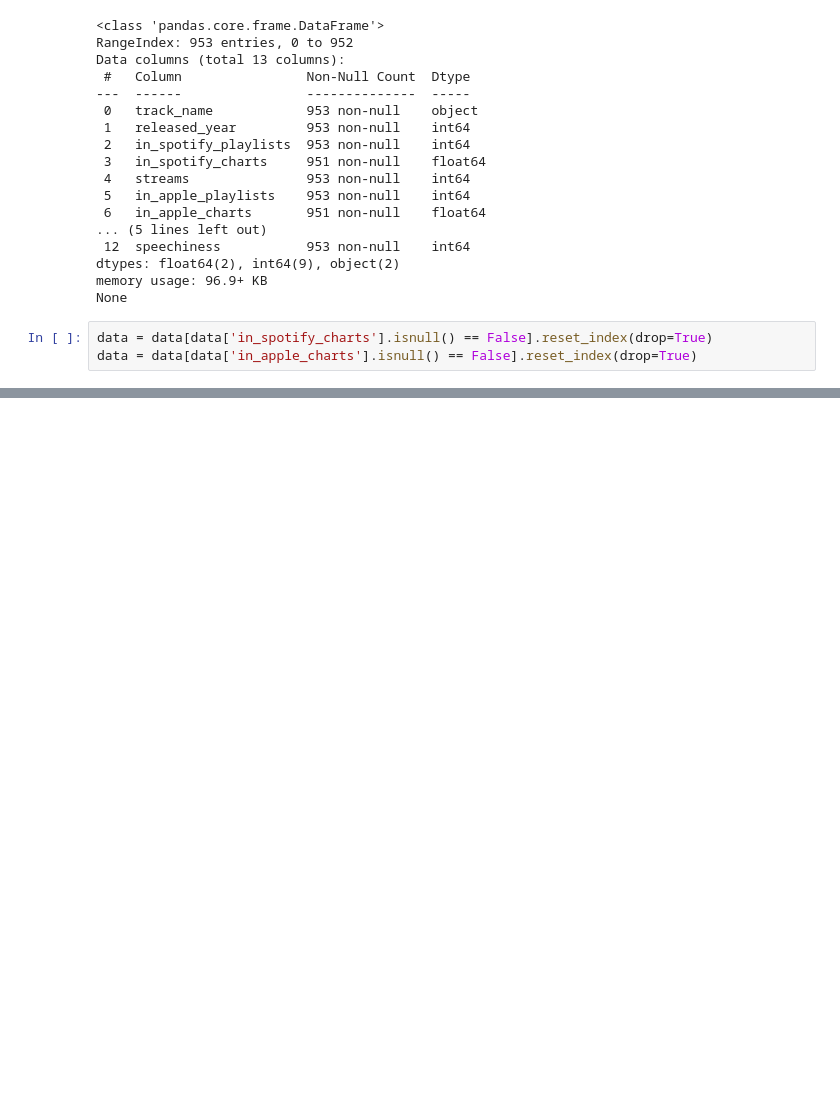
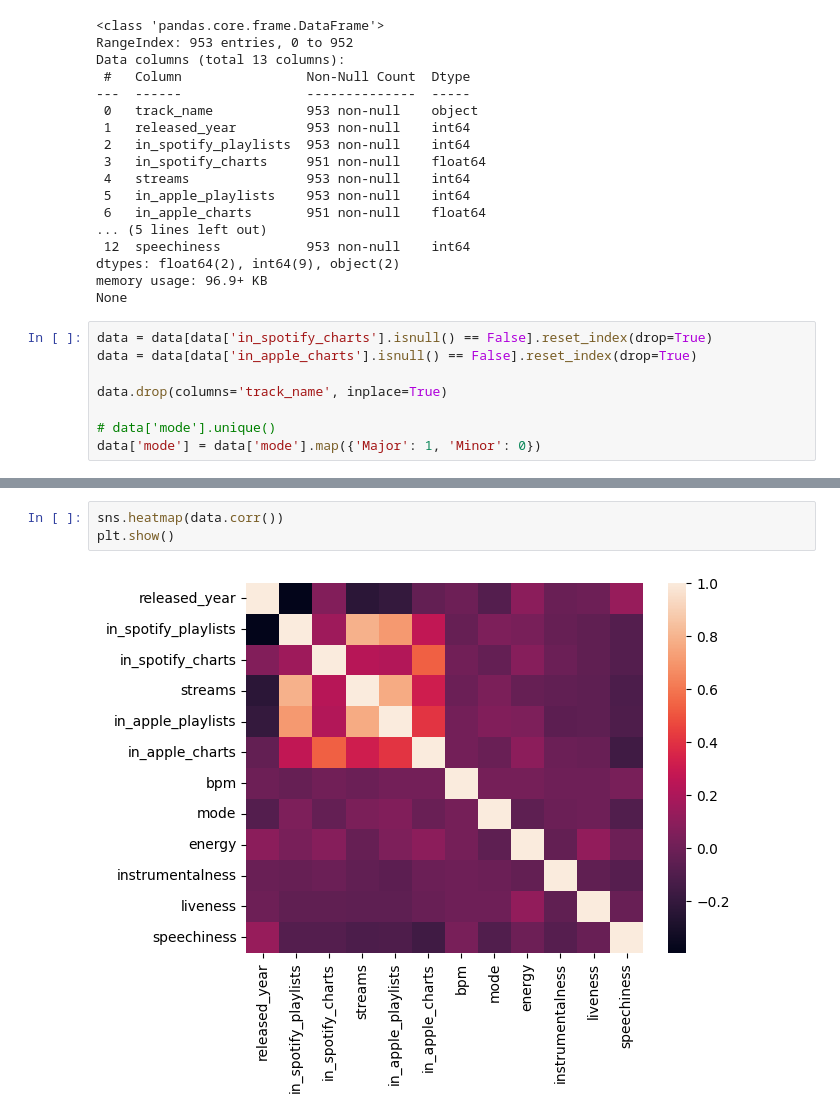
Before and after one commit to filiptrivan/mini-ml-projects, a Jupyter notebook: clustering-kmeans.ipynb, the cells around one changed output, grey strips where cells are left out. Cells and saved outputs as stored; diff of their text form; blank space fills up the shorter version.

```diff
--- a/clustering-kmeans.ipynb
+++ b/clustering-kmeans.ipynb
@@ -26,3 +29,8 @@ None
 # %%
 data = data[data['in_spotify_charts'].isnull() == False].reset_index(drop=True)
 data = data[data['in_apple_charts'].isnull() == False].reset_index(drop=True)
+
+data.drop(columns='track_name', inplace=True)
+
+# data['mode'].unique()
+data['mode'] = data['mode'].map({'Major': 1, 'Minor': 0})
@@ -28,0 +59,5 @@ data = data[data['in_apple_charts'].isnull() == False].reset_index(drop=True)
+# %%
+sns.heatmap(data.corr())
+plt.show()
+# %% [output]
+[figure, added]
```
Also changed, not shown: parts of 2 cells of this notebook.
